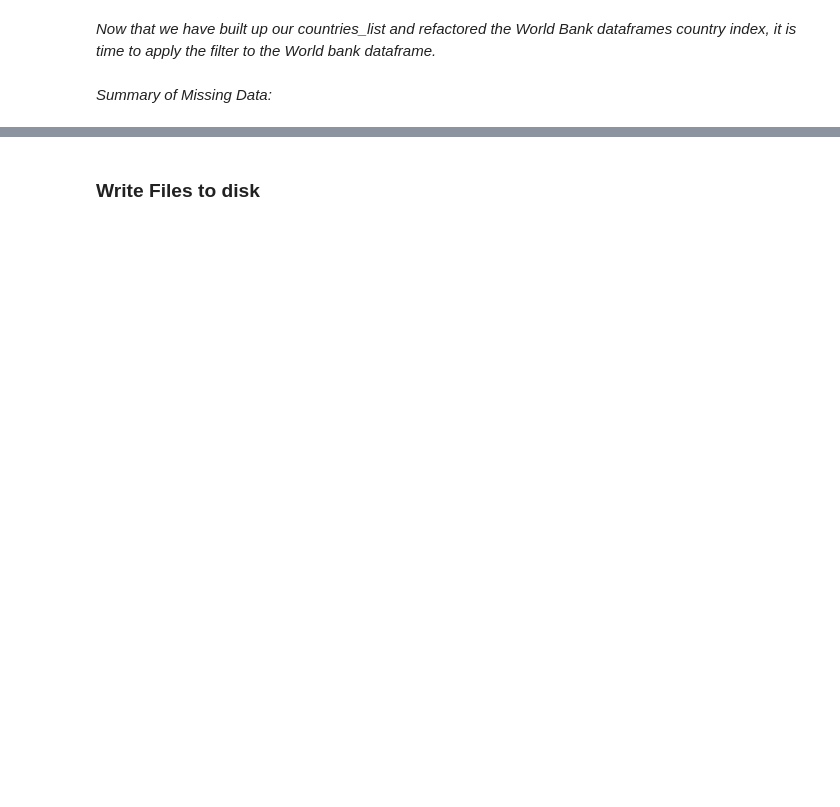
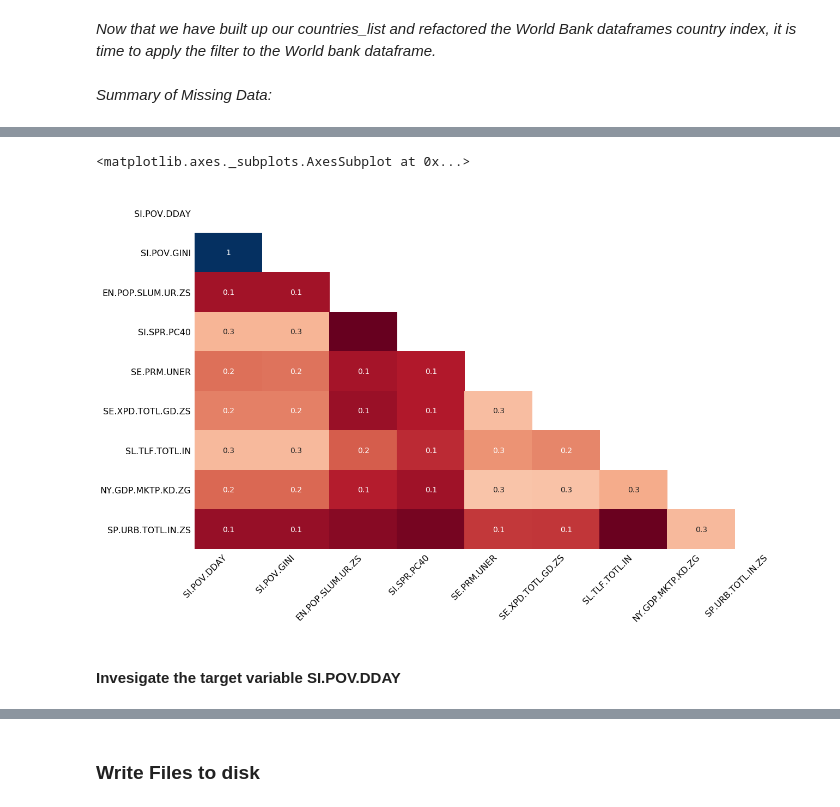
Before and after one commit to FergusOBoyle/sustainable-dev-goals-forecasting, a Jupyter notebook: notebooks/clean_input_streams.ipynb, the cells around one changed output, grey strips where cells are left out. Cells and saved outputs as stored; diff of their text form; code cells hidden in the pictures; blank space fills up the shorter version.

```diff
--- a/notebooks/clean_input_streams.ipynb
+++ b/notebooks/clean_input_streams.ipynb
@@ -164,0 +170,7 @@ filtered_data = filtered_data.sort_index()
+# %%
+msno.heatmap(filtered_data)
+# %% [output]
+<matplotlib.axes._subplots.AxesSubplot at 0x...>
+[figure, added]
+# %% [markdown]
+#### Invesigate the target variable SI.POV.DDAY
```
Also changed, not shown: parts of 39 cells of this notebook.
